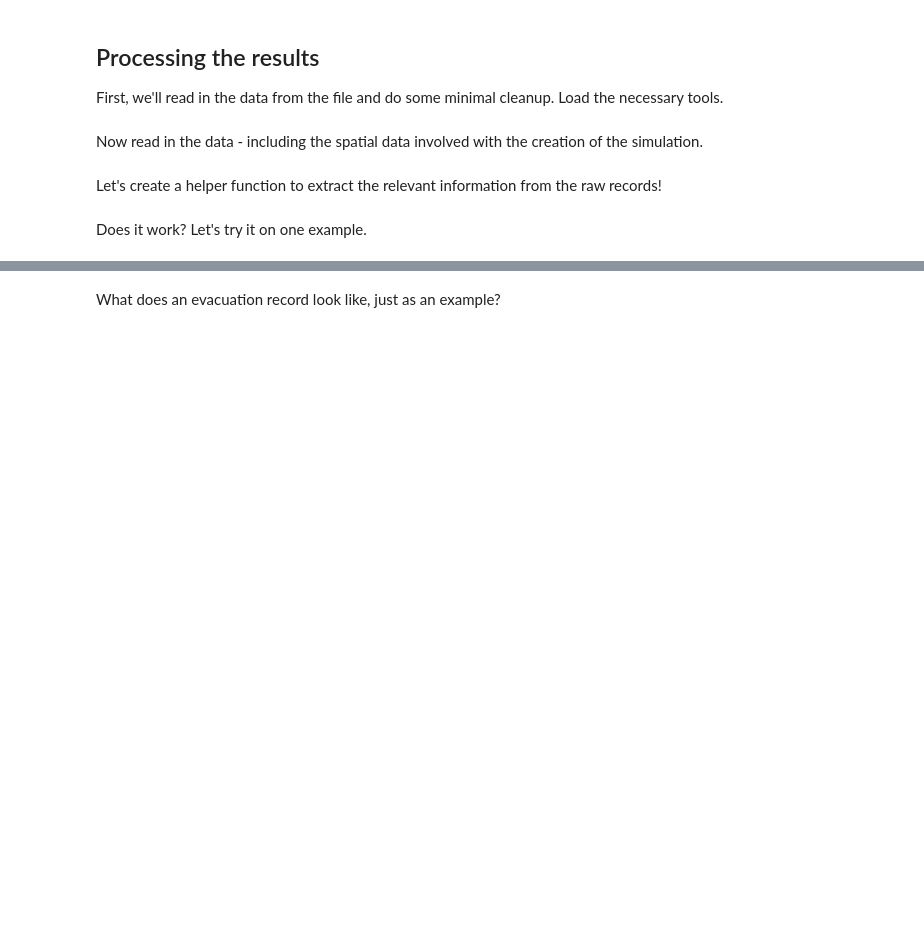
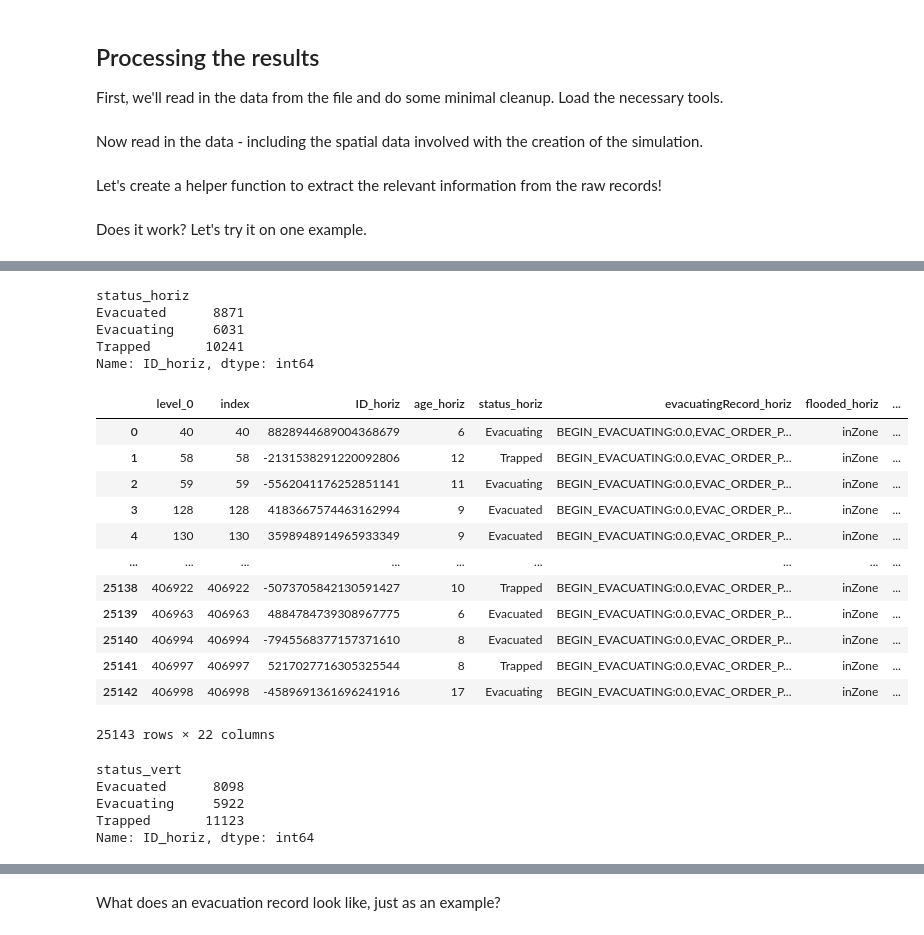
Before and after one commit to swise5/SETOSim, a Jupyter notebook: src/python/TakamatsuTsunami2026.ipynb, the cells around one changed output, grey strips where cells are left out. Saved outputs shown, nothing was run; the diff lists cells and outputs as text; code cells hidden in the pictures; blank space fills up the shorter version.

```diff
--- a/src/python/TakamatsuTsunami2026.ipynb
+++ b/src/python/TakamatsuTsunami2026.ipynb
@@ -102,3 +204,35 @@ total_sim_time = 60
+# %%
+different_outcomes.groupby("status_horiz")["ID_horiz"].count()
+# %% [output]
+status_horiz
+Evacuated      8871
+Evacuating     6031
+Trapped       10241
+Name: ID_horiz, dtype: int64
+# %%
+different_outcomes
+# %% [output]
+|  | level_0 | index | ID_horiz | age_horiz | status_horiz | evacuatingRecord_horiz | flooded_horiz | ... |
+| 0 | 40 | 40 | 8828944689004368679 | 6 | Evacuating | BEGIN_EVACUATING:0.0,EVAC_ORDER_P... | inZone | ... |
+| 1 | 58 | 58 | -2131538291220092806 | 12 | Trapped | BEGIN_EVACUATING:0.0,EVAC_ORDER_P... | inZone | ... |
+| 2 | 59 | 59 | -5562041176252851141 | 11 | Evacuating | BEGIN_EVACUATING:0.0,EVAC_ORDER_P... | inZone | ... |
+| 3 | 128 | 128 | 4183667574463162994 | 9 | Evacuated | BEGIN_EVACUATING:0.0,EVAC_ORDER_P... | inZone | ... |
+| 4 | 130 | 130 | 3598948914965933349 | 9 | Evacuated | BEGIN_EVACUATING:0.0,EVAC_ORDER_P... | inZone | ... |
+| ... | ... | ... | ... | ... | ... | ... | ... | ... |
+| 25138 | 406922 | 406922 | -5073705842130591427 | 10 | Trapped | BEGIN_EVACUATING:0.0,EVAC_ORDER_P... | inZone | ... |
+| 25139 | 406963 | 406963 | 4884784739308967775 | 6 | Evacuated | BEGIN_EVACUATING:0.0,EVAC_ORDER_P... | inZone | ... |
+| 25140 | 406994 | 406994 | -7945568377157371610 | 8 | Evacuated | BEGIN_EVACUATING:0.0,EVAC_ORDER_P... | inZone | ... |
+| 25141 | 406997 | 406997 | 5217027716305325544 | 8 | Trapped | BEGIN_EVACUATING:0.0,EVAC_ORDER_P... | inZone | ... |
+| 25142 | 406998 | 406998 | -4589691361696241916 | 17 | Evacuating | BEGIN_EVACUATING:0.0,EVAC_ORDER_P... | inZone | ... |
+25143 rows × 22 columns
+# %%
+different_outcomes.groupby("status_vert")["ID_horiz"].count()
+# %% [output]
+status_vert
+Evacuated      8098
+Evacuating     5922
+Trapped       11123
+Name: ID_horiz, dtype: int64
 # %%
 raw_road_data = raw_road_data.rename(columns={0: "roads", 1: "usage"})
 
```
Also changed, not shown: parts of 22 cells of this notebook, 1 other file.
